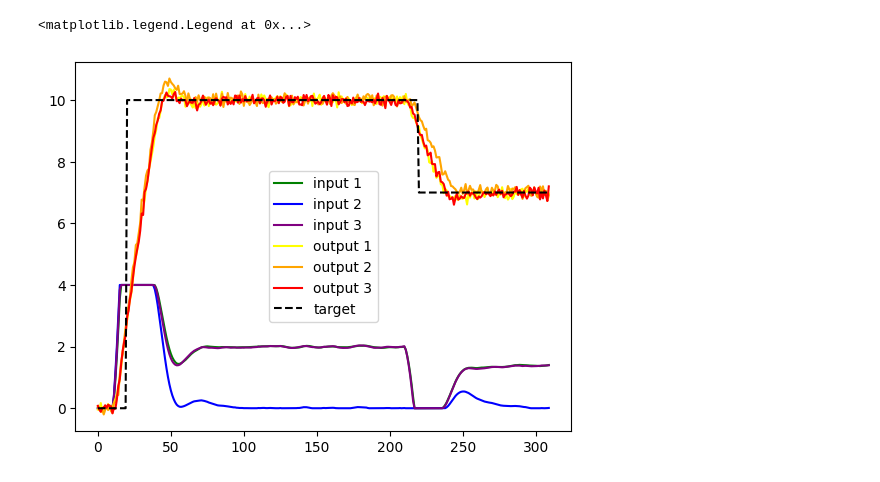
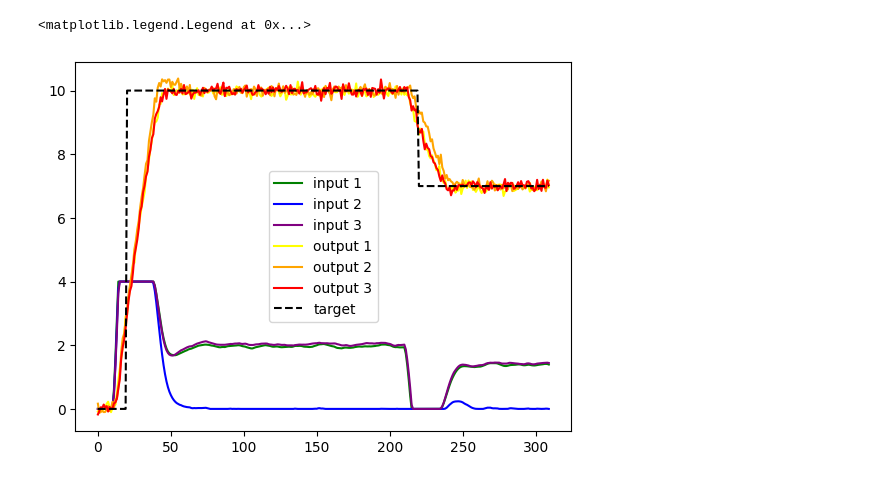
Before and after one commit to dominichofer/DeePC, a Jupyter notebook: example_3d.ipynb, the cells around one changed output. Saved outputs shown, nothing was run; the diff lists cells and outputs as text; code cells hidden in the pictures.

```diff
--- a/example_3d.ipynb
+++ b/example_3d.ipynb
@@ -83,7 +83,7 @@ plt.legend()
 system.set_state([0, 0, 0])  # This is intentionally not the same state as x_ini
 
 # Define a new controller
-controller = Controller(u_d, y_d, T_ini, r_len, input_constrain_fkt=constraint, R=2)
+controller = Controller(u_d, y_d, T_ini, r_len, input_constrain_fkt=constraint, R=0.01)
 
 # Warm up the controller
 while not controller.is_initialized():
@@ -140,37 +140,37 @@ u_bar computation problem
 system.set_state([0, 0, 0])  # This is intentionally not the same state as x_ini
 
 # Define a new controller
-controller = Controller(u_d, y_d, T_ini, r_len, input_constrain_fkt=constraint, R=2)
+controller = Controller(u_d, y_d, T_ini, r_len, input_constrain_fkt=constraint, R=1)
 
 # Warm up the controller
 while not controller.is_initialized():
     u = [0, 0, 0]
     y = system.apply(u)
     controller.update(u, y)
 
 # Simulate the system
 last_u = None  # This is the only change to the previous simulation
 u_online = []
 y_online = []
 r_online = [[0, 0, 0]] * 20 + [[10, 10, 10]] * 200 + [[7, 7, 7]] * 100
 for i in range(len(r_online) - r_len):
     r = r_online[i: i + r_len]
     u = controller.apply(r, last_u)[0]
     last_u = [u] * len(r)
     y = system.apply(u)
     controller.update(u, y)
     u_online.append(u)
     y_online.append(y)
 
 # Plot the results
 plt.plot([u[0] for u in u_online], label="input 1", color="green")
 plt.plot([u[1] for u in u_online], label="input 2", color="blue")
 plt.plot([u[2] for u in u_online], label="input 3", color="purple")
 plt.plot([y[0] for y in y_online], label="output 1", color="yellow")
 plt.plot([y[1] for y in y_online], label="output 2", color="orange")
 plt.plot([y[2] for y in y_online], label="output 3", color="red")
 plt.plot([r[0] for r in r_online[:len(y_online)]], label="target", color="black", linestyle="--")
 plt.legend()
 # %% [output]
 <matplotlib.legend.Legend at 0x...>
-[figure, old version]
+[figure, new version]
```
Also changed, not shown: parts of 2 cells of this notebook.
